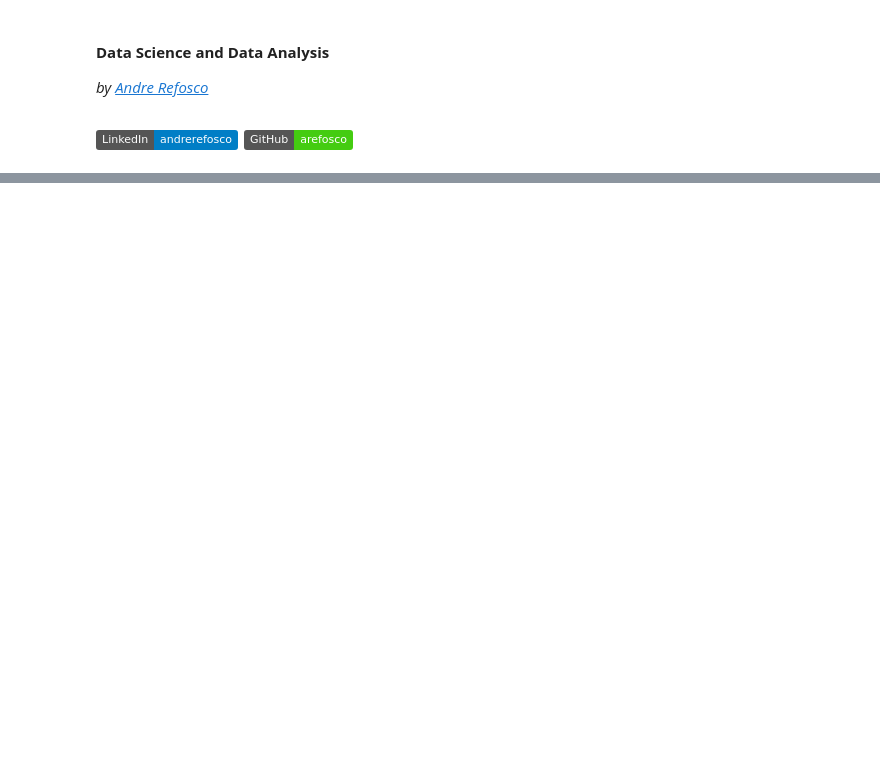
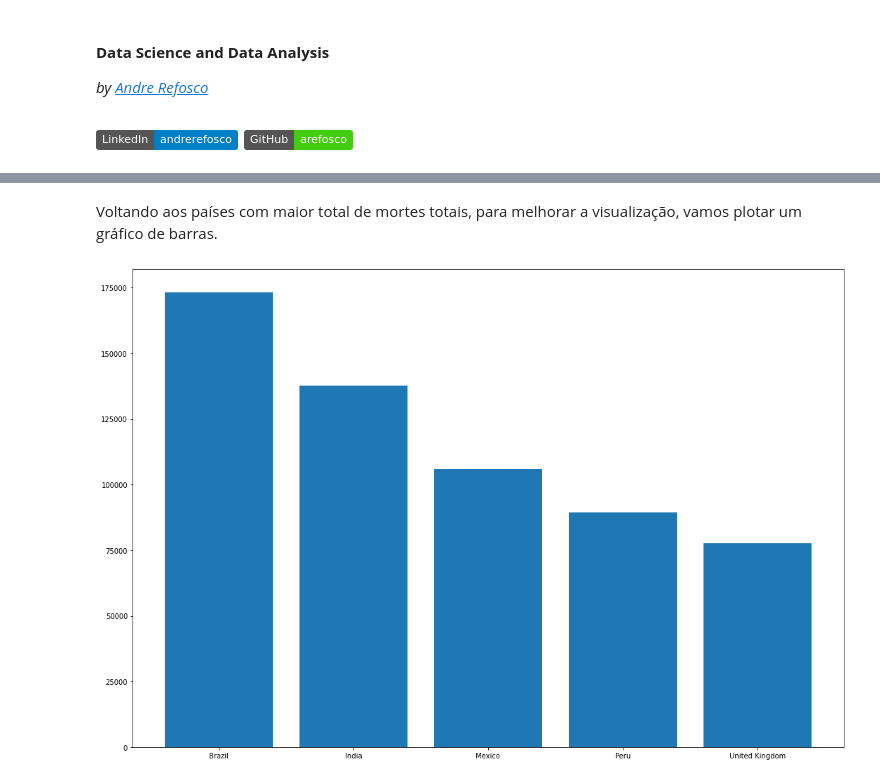
Before and after one commit to arefosco/panorama-covid-19-brasil, a Jupyter notebook: Projeto_Panorama_do_COVID_19_no_Brasil.ipynb, the cells around one changed output, grey strips where cells are left out. Drawn from its saved outputs; the diff is of its cells as text; code cells hidden in the pictures; badges without logos; blank space fills up the shorter version.

```diff
--- a/Projeto_Panorama_do_COVID_19_no_Brasil.ipynb
+++ b/Projeto_Panorama_do_COVID_19_no_Brasil.ipynb
@@ -96,0 +179,12 @@ Vamos......
+# %%
+# importar as bibliotecas necessárias
+import pandas as pd
+import matplotlib.pyplot as plt
+import seaborn as sns
+import numpy as np
+
+
+%matplotlib inline
+
+# importar o dataset COVID-19 para um Data Frame
+df = pd.read_csv("https://raw.githubusercontent.com/owid/covid-19-data/master/public/data/owid-covid-data.csv")
@@ -96,0 +210,4 @@ Vamos......
+# %%
+# separando o dataframe entre entradas com e sem OWID
+df1 = df[df.iso_code.str.startswith('OWID_')]
+df2 = pd.concat([df, df1, df1]).drop_duplicates(keep=False)
@@ -96,0 +346,6 @@ Vamos......
+# %%
+# criando um checkpoint do dataset
+df_clean = df2.copy()
+
+# convertendo variável date em data
+df.date = pd.to_datetime(df.date).dt.date
@@ -96,0 +561,13 @@ Vamos......
+# %% [markdown]
+Voltando aos países com maior total de mortes totais, para melhorar a visualização, vamos plotar um gráfico de barras.
+# %%
+# gráfico de barras para total de mortes
+top_5_total_deaths = df_clean.loc[df_clean.date == '2020-11-30', ['location', 'total_deaths']].sort_values(by="total_deaths", ascending=False)[1:6]
+
+fig, ax = plt.subplots(figsize=(15,10))
+
+ax.bar('location', 'total_deaths', data=top_5_total_deaths)
+
+plt.tight_layout()
+# %% [output]
+[figure, added]
```
Also changed, not shown: parts of 59 cells of this notebook.
